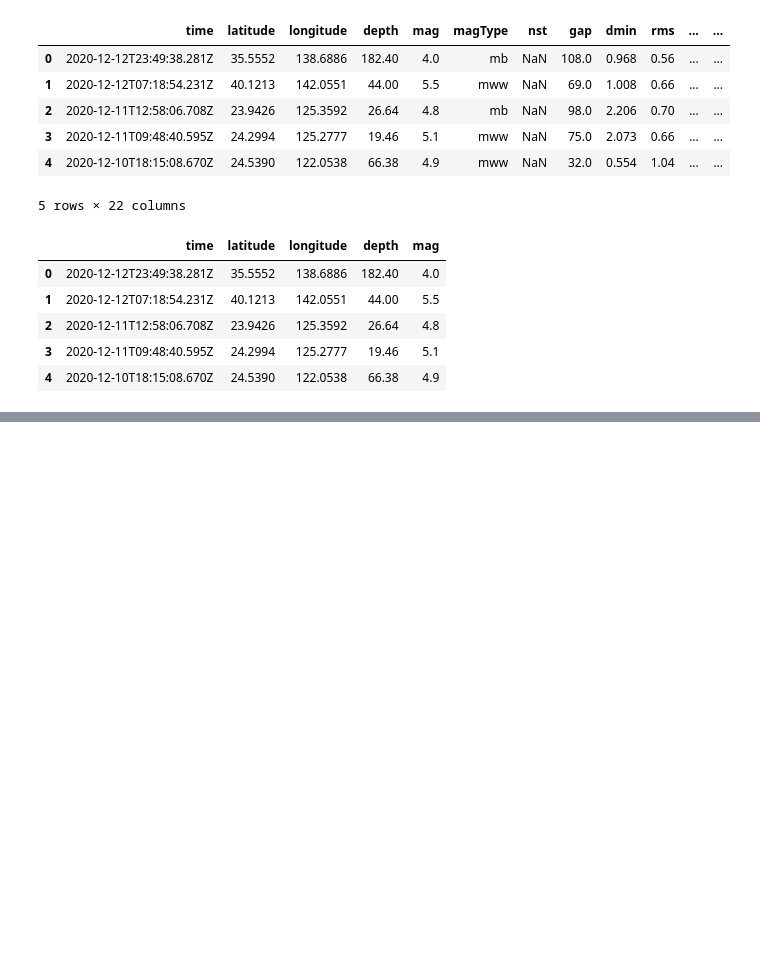
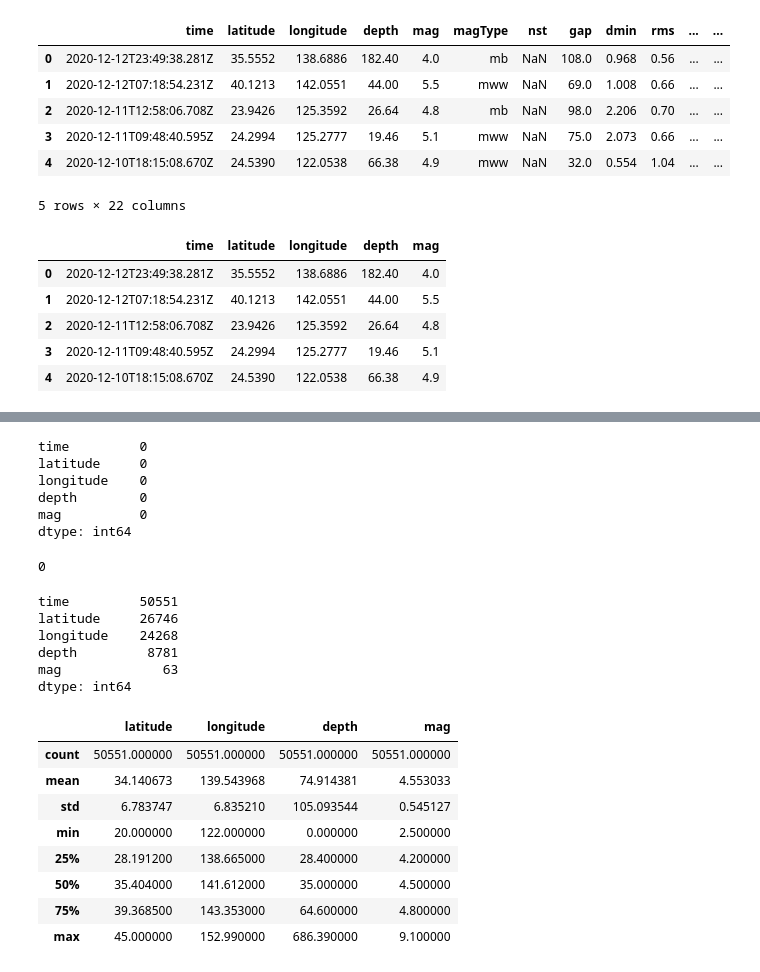
Before and after one commit to Genesis801/Earthquake_Predictor, a Jupyter notebook: notebooks/EDA.ipynb, the cells around one changed output, grey strips where cells are left out. Drawn from its saved outputs; the diff is of its cells as text; code cells hidden in the pictures; blank space fills up the shorter version.

```diff
--- a/notebooks/EDA.ipynb
+++ b/notebooks/EDA.ipynb
@@ -26,0 +47,37 @@ train_df.head()
+# %%
+#checking if any null values exist or not.
+train_df.isna().sum()
+# %% [output]
+time         0
+latitude     0
+longitude    0
+depth        0
+mag          0
+dtype: int64
+# %%
+#checking if any duplicate values are there in the training dataset
+train_df.duplicated().sum()
+# %% [output]
+0
+# %%
+#checking unique entities for each and every column
+train_df.nunique()
+# %% [output]
+time         50551
+latitude     26746
+longitude    24268
+depth         8781
+mag             63
+dtype: int64
+# %%
+train_df.describe()
+# %% [output]
+|  | latitude | longitude | depth | mag |
+| count | 50551.000000 | 50551.000000 | 50551.000000 | 50551.000000 |
+| mean | 34.140673 | 139.543968 | 74.914381 | 4.553033 |
+| std | 6.783747 | 6.835210 | 105.093544 | 0.545127 |
+| min | 20.000000 | 122.000000 | 0.000000 | 2.500000 |
+| 25% | 28.191200 | 138.665000 | 28.400000 | 4.200000 |
+| 50% | 35.404000 | 141.612000 | 35.000000 | 4.500000 |
+| 75% | 39.368500 | 143.353000 | 64.600000 | 4.800000 |
+| max | 45.000000 | 152.990000 | 686.390000 | 9.100000 |
```
Also changed, not shown: parts of 4 cells of this notebook, 1 other file.
